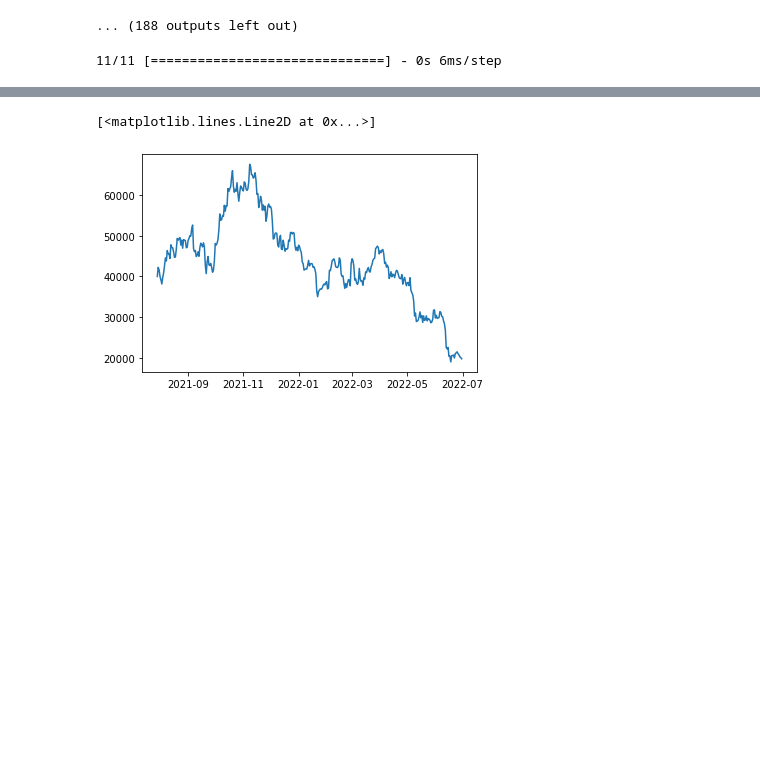
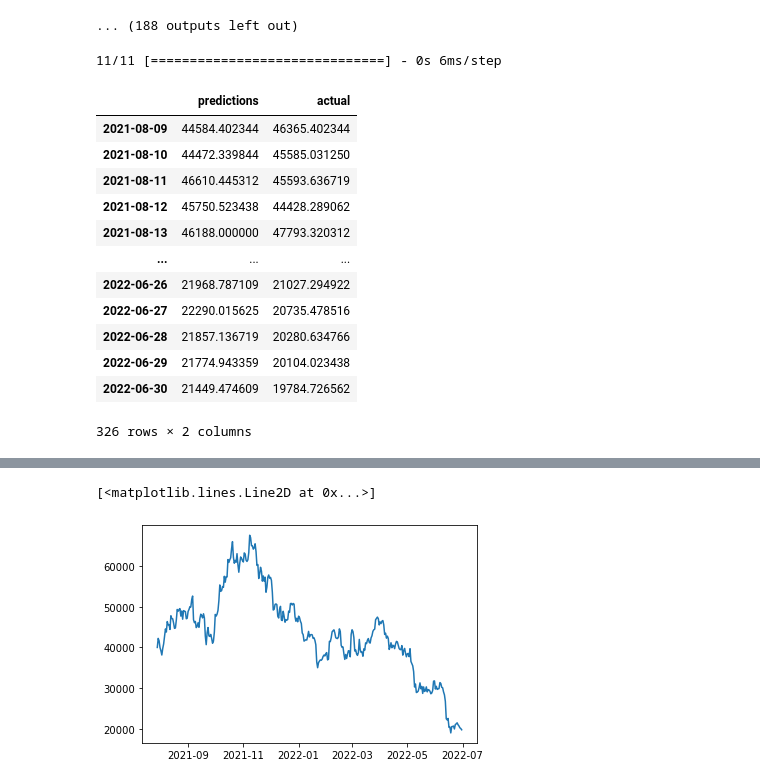
Before and after one commit to rodum012/Bitcoin_AI_Projection_Comparison, a Jupyter notebook: Active_Learning.ipynb, the cells around one changed output, grey strips where cells are left out. Drawn from its saved outputs; the diff is of its cells as text; code cells hidden in the pictures; blank space fills up the shorter version.

Commit message:
Added a df comparison of our predictions to actuals

```diff
--- a/Active_Learning.ipynb
+++ b/Active_Learning.ipynb
@@ -253,6 +254,25 @@ prediction = model.predict(X_test)
 y_predicted=y_scaler.inverse_transform(prediction)
 # %% [output]
 11/11 [==============================] - 0s 6ms/step
+# %%
+comparison_df = pd.DataFrame({'predictions':y_predicted.ravel(),'actual':df.iloc[771:]['close']})
+comparison_df
+#display(y_predicted)
+#display(df.iloc[760:]['close'])
+# %% [output]
+|  | predictions | actual |
+| 2021-08-09 | 44584.402344 | 46365.402344 |
+| 2021-08-10 | 44472.339844 | 45585.031250 |
+| 2021-08-11 | 46610.445312 | 45593.636719 |
+| 2021-08-12 | 45750.523438 | 44428.289062 |
+| 2021-08-13 | 46188.000000 | 47793.320312 |
+| ... | ... | ... |
+| 2022-06-26 | 21968.787109 | 21027.294922 |
+| 2022-06-27 | 22290.015625 | 20735.478516 |
+| 2022-06-28 | 21857.136719 | 20280.634766 |
+| 2022-06-29 | 21774.943359 | 20104.023438 |
+| 2022-06-30 | 21449.474609 | 19784.726562 |
+326 rows × 2 columns
 # %%
 # Plots the predicted test values
 plt.plot(y_predicted)
```
Also changed, not shown: parts of 6 cells of this notebook.
